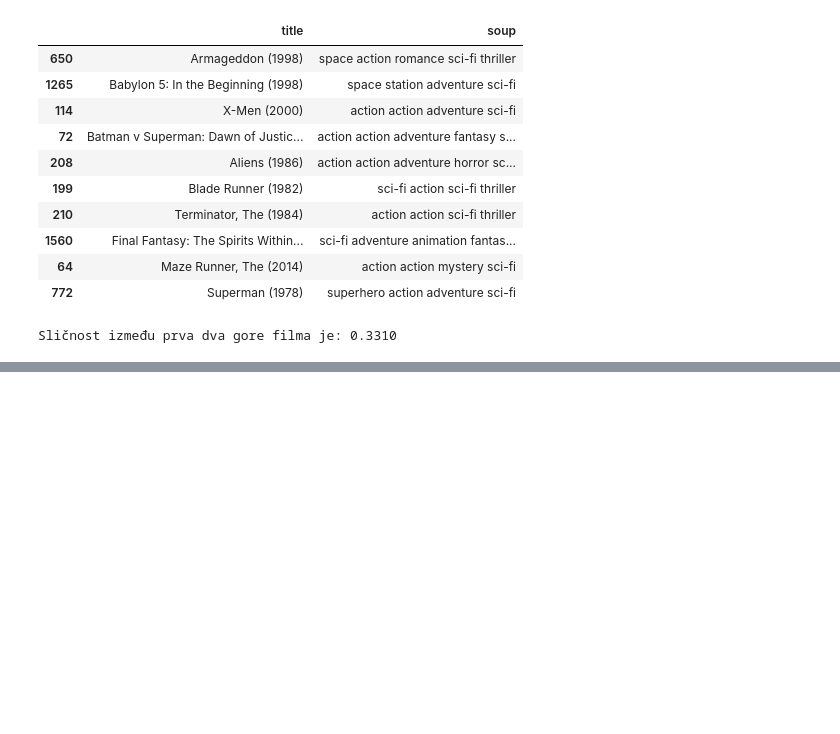
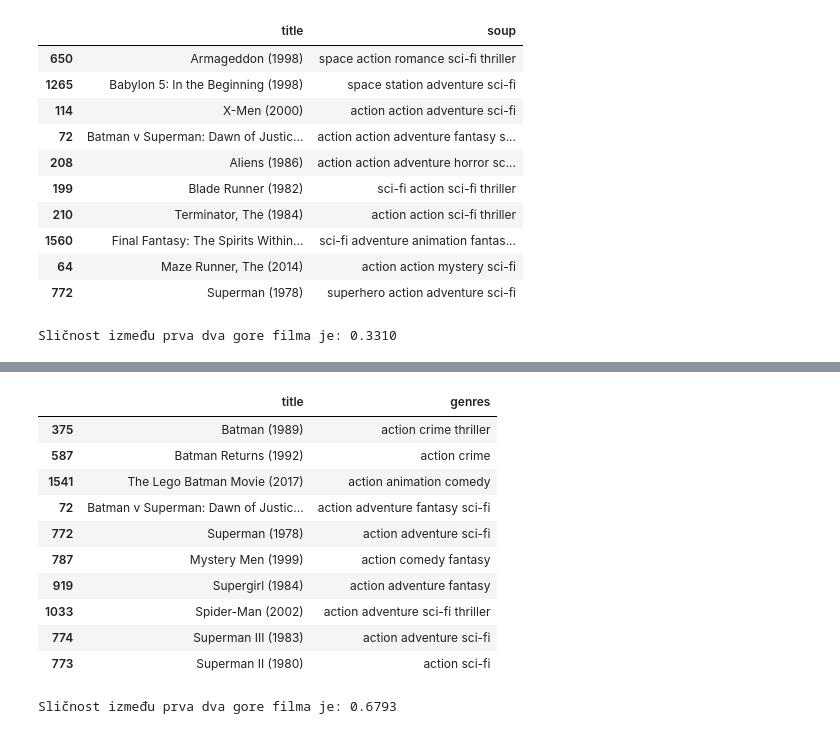
Before and after one commit to karlolac/Content-Based-Movie-Recommendation-System, a Jupyter notebook: content_based_recommender.ipynb, the cells around one changed output, grey strips where cells are left out. Drawn from its saved outputs; the diff is of its cells as text; code cells hidden in the pictures; blank space fills up the shorter version.

```diff
--- a/content_based_recommender.ipynb
+++ b/content_based_recommender.ipynb
@@ -224,0 +269,50 @@ Sličnost između prva dva gore filma je: 0.3310
+# %%
+def get_recommendations_with_title(title, cosine_sim=cosine_sim):
+    # 1. Uzmi prvu riječ iz unosa (npr. 'Batman' ako uneseš 'Batman Forever')
+    # Ili pretraži po cijelom pojmu ali bez brige o zagradama
+    search_term = title.split('(')[0].strip() # Ovo miče (1995) iz pretrage
+
+    try:
+        # Tražimo filmove koji sadrže taj očišćeni naslov
+        # regex=False sprečava probleme sa zagradama
+        matches = metadata[metadata['title'].str.contains(search_term, case=False, na=False, regex=False)]
+
+        if matches.empty:
+            return "Film nije pronađen."
+
+        idx = matches.index[0] # Uzimamo prvi pronađeni film
+    except Exception as e:
+        return f"Greška: {e}"
+
+    sim_scores = list(enumerate(cosine_sim[idx]))
+    sim_scores = sorted(sim_scores, key=lambda x: x[1], reverse=True)
+
+    sim_scores = sim_scores[1:11]
+    movie_indices = [i[0] for i in sim_scores]
+
+    return metadata[['title', 'genres']].iloc[movie_indices]
+# %%
+get_recommendations_with_title('Batman Forever (1995)')
+# %% [output]
+|  | title | genres |
+| 375 | Batman (1989) | action crime thriller |
+| 587 | Batman Returns (1992) | action crime |
+| 1541 | The Lego Batman Movie (2017) | action animation comedy |
+| 72 | Batman v Superman: Dawn of Justic... | action adventure fantasy sci-fi |
+| 772 | Superman (1978) | action adventure sci-fi |
+| 787 | Mystery Men (1999) | action comedy fantasy |
+| 919 | Supergirl (1984) | action adventure fantasy |
+| 1033 | Spider-Man (2002) | action adventure sci-fi thriller |
+| 774 | Superman III (1983) | action adventure sci-fi |
+| 773 | Superman II (1980) | action sci-fi |
+# %%
+idx_a = indices['Batman Forever (1995)']
+if not isinstance(idx_a, (int, np.integer)): idx_a = idx_a.iloc[0]
+
+idx_b = indices['Batman (1989)']
+if not isinstance(idx_b, (int, np.integer)): idx_b = idx_b.iloc[0]
+
+similarity = cosine_sim[idx_a][idx_b]
+print(f"Sličnost između prva dva gore filma je: {similarity:.4f}")
+# %% [output]
+Sličnost između prva dva gore filma je: 0.6793
```
Also changed, not shown: parts of 13 cells of this notebook.
